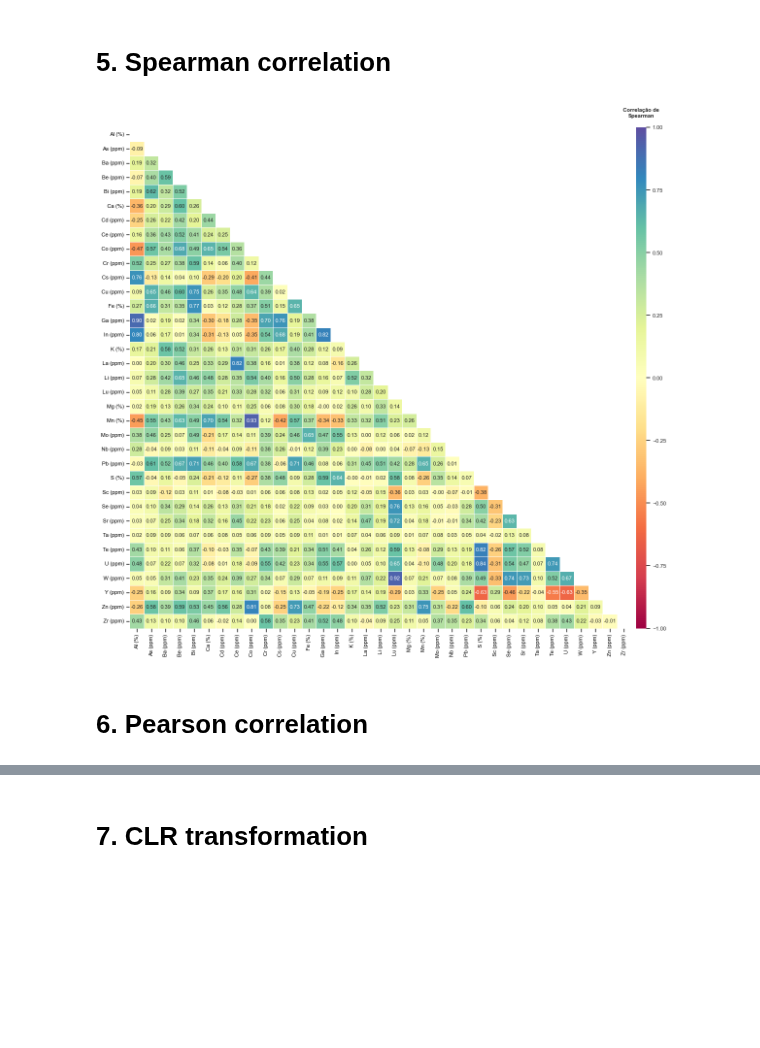
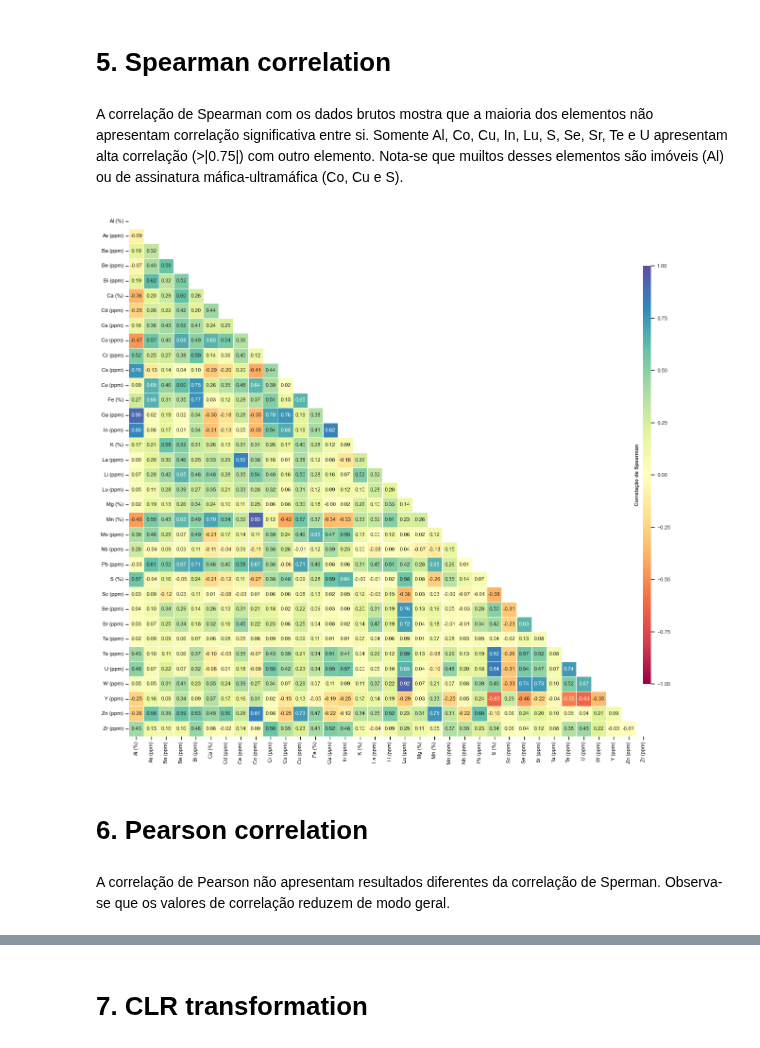
Before and after one commit to dutraluiz/Geochemistry, a Jupyter notebook: 2 - Exploratory Analysis.ipynb, the cells around one changed output, grey strips where cells are left out. Drawn from its saved outputs; the diff is of its cells as text; code cells hidden in the pictures; blank space fills up the shorter version.

```diff
--- a/2 - Exploratory Analysis.ipynb
+++ b/2 - Exploratory Analysis.ipynb
@@ -159,51 +159,53 @@ Bi_ppm    0.4            0.2    48.1      Moderada
 Fe_pct    5.0            2.3    45.2      Moderada
 # %% [markdown]
 # 5. Spearman correlation
+# %% [markdown]
+A correlação de Spearman com os dados brutos mostra que a maioria dos elementos não apresentam correlação significativa entre si. Somente Al, Co, Cu, In, Lu, S, Se, Sr, Te e U apresentam alta correlação (>|0.75|) com outro elemento. Nota-se que muiltos desses elementos são imóveis (Al) ou de assinatura máfica-ultramáfica (Co, Cu e S).
 # %%
 import seaborn as sns
 import matplotlib.pyplot as plt
 import numpy as np
+from mpl_toolkits.axes_grid1.inset_locator import inset_axes
 
 fontsize = 8
 
 plt.figure(figsize=(12, 12))
-sns.set_theme(style="ticks") # Ativa os ticks globais
+sns.set_theme(style='ticks') # Ativa os ticks globais
 
 corr_matrix = df[element_list].corr(method='spearman')
 mask = np.triu(np.ones_like(corr_matrix, dtype=bool))
 
-ax = sns.heatmap(corr_matrix, mask=mask, annot=True, fmt=".2f",
-                 cmap='Spectral', vmin=-1, vmax=1, center=0, square=True,
-                 linewidths=.5, cbar=False, annot_kws={"size": fontsize})
+ax = sns.heatmap(corr_matrix, mask=mask, annot=True, fmt='.2f', cmap='Spectral', vmin=-1, vmax=1, center=0, square=True, linewidths=.5,
+                 cbar=False, annot_kws={'size': fontsize})
 
 # Legenda
 divider = make_axes_locatable(ax)
-cax = divider.append_axes("right", size="2%", pad=0.1)
+cax = inset_axes(ax, width='1.5%', height='80%', loc='center right', borderpad=0)
 cbar = plt.colorbar(ax.collections[0], cax=cax)
 cbar.ax.tick_params(labelsize=fontsize)
+
 cbar.outline.set_visible(False)
-
 # Título da escala
-cax.set_title('Correlação de\nSpearman', size=11, weight='bold', pad=15)
+cax.set_ylabel('Correlação de Spearman', fontsize=fontsize, weight='bold', rotation=90, labelpad=5)
+cax.yaxis.set_label_position('left')
 
 # Configuração dos Ticks nos eixos
 ax.tick_params(axis='both', which='both', length=5, width=1, direction='out', colors='black')
 
 # Rótulos customizados
 labels = [l.get_text().replace('_pct', ' (%)').replace('_ppm', ' (ppm)') for l in ax.get_xticklabels()]
 ax.set_xticklabels(labels, fontsize=fontsize, rotation=90)
 ax.set_yticklabels(labels, fontsize=fontsize, rotation=0)
 
-# Título posicionado sobre a Colorbar
-ax.figure.axes[-1].set_title('Correlação de\nSpearman', size=fontsize, weight='bold', pad=15)
-
 plt.tight_layout()
 plt.savefig('Figure/2-Correlação_Spearman.tif', format='tif', dpi=600, bbox_inches='tight')
 plt.show()
 # %% [output]
-[figure, old version]
+[figure, new version]
 # %% [markdown]
 # 6. Pearson correlation
+# %% [markdown]
+A correlação de Pearson não apresentam resultados diferentes da correlação de Sperman. Observa-se que os valores de correlação reduzem de modo geral.
 # %%
 import seaborn as sns
 import matplotlib.pyplot as plt
```
Also changed, not shown: parts of 12 cells of this notebook.
